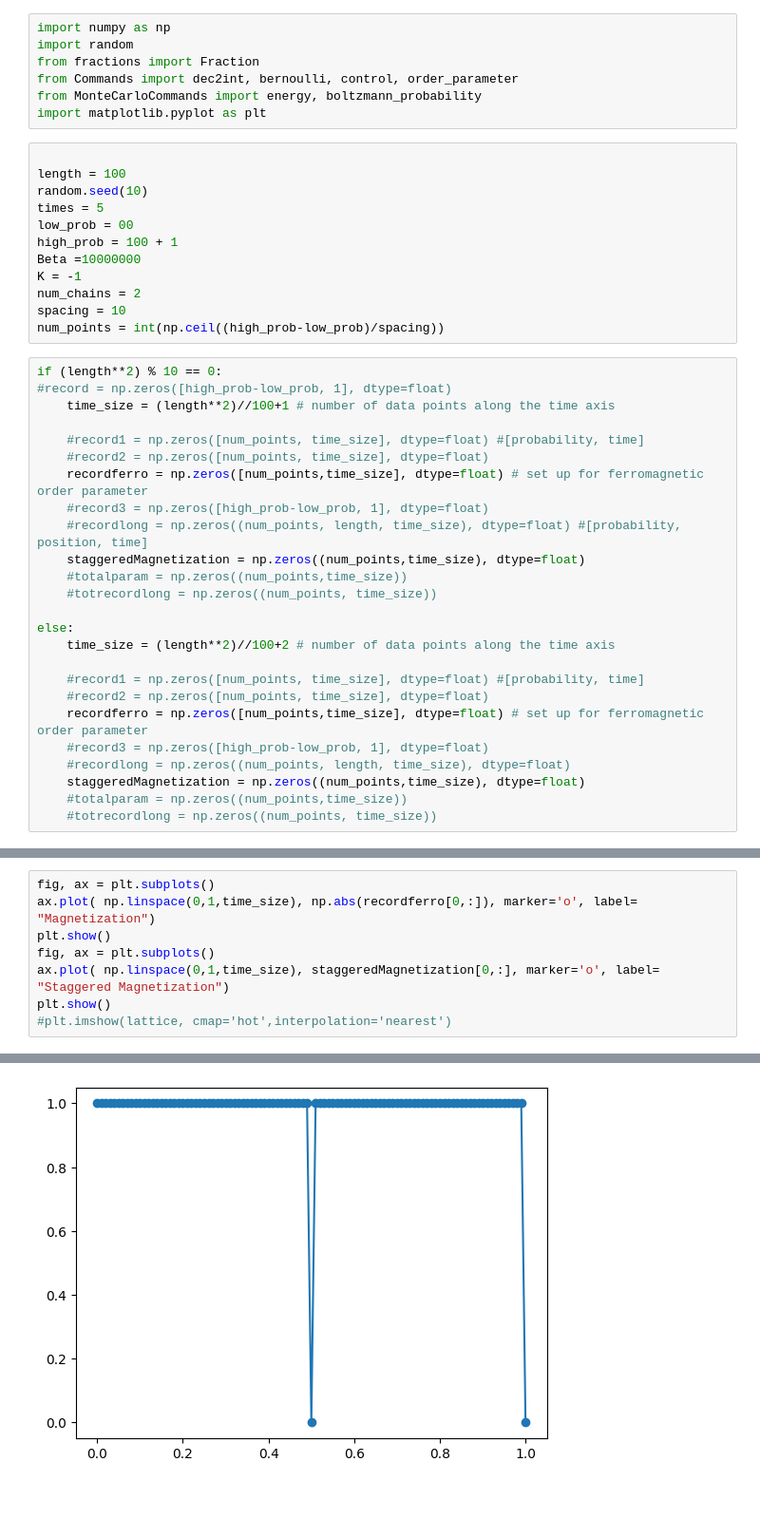
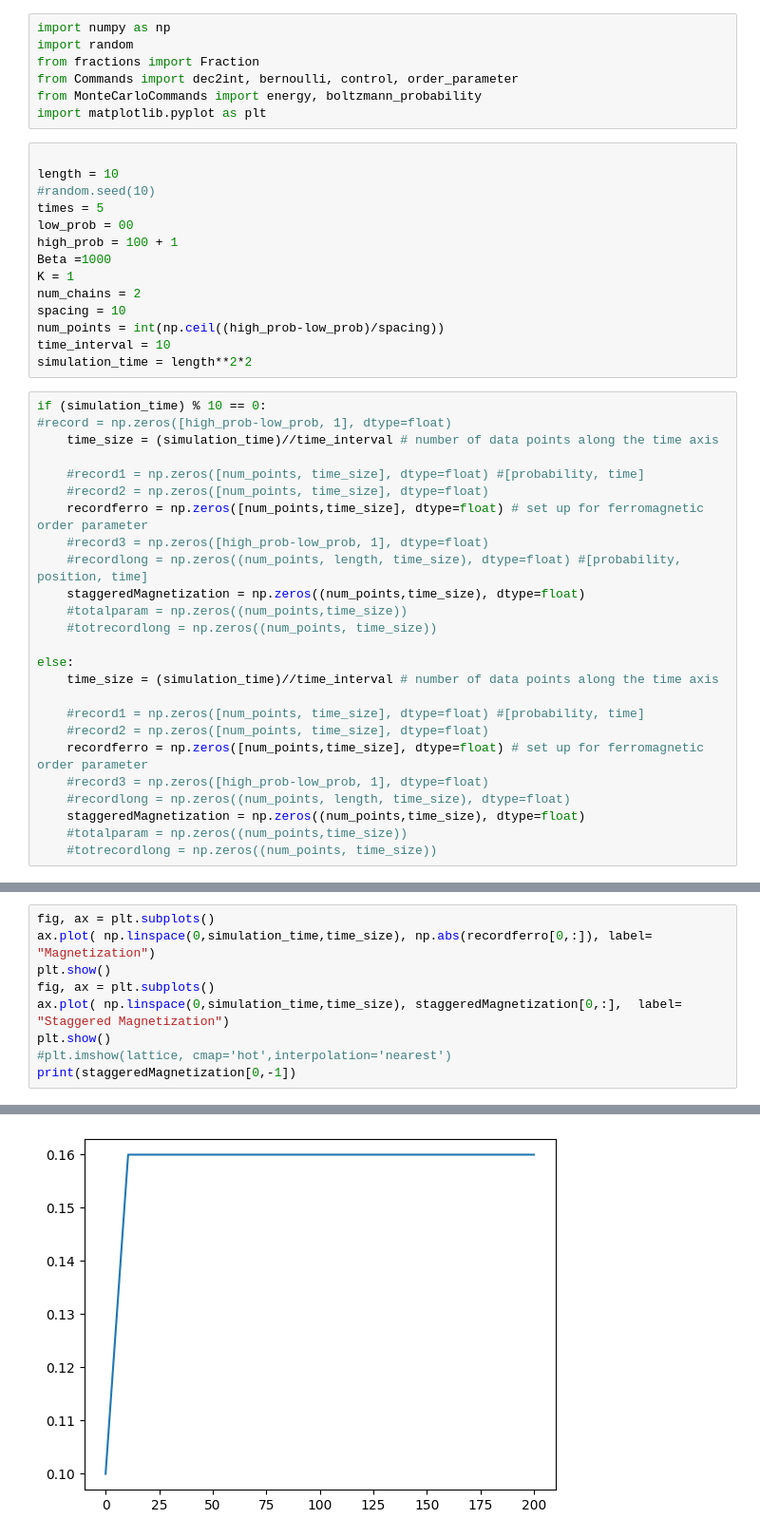
Before and after one commit to joshkarten/LabResearch, a Jupyter notebook: TestMonteCarloMethods.ipynb, the cells around one changed output, grey strips where cells are left out. Shown at 95% size. Cells and saved outputs as stored; diff of their text form; blank space fills up the shorter version.

```diff
--- a/TestMonteCarloMethods.ipynb
+++ b/TestMonteCarloMethods.ipynb
@@ -7,20 +7,22 @@ from MonteCarloCommands import energy, boltzmann_probability
 import matplotlib.pyplot as plt
 # %%
 
-length = 100
-random.seed(10)
+length = 10
+#random.seed(10)
 times = 5
 low_prob = 00
 high_prob = 100 + 1
-Beta =10000000
-K = -1
+Beta =1000
+K = 1
 num_chains = 2
 spacing = 10
 num_points = int(np.ceil((high_prob-low_prob)/spacing))
+time_interval = 10
+simulation_time = length**2*2
 # %%
-if (length**2) % 10 == 0:
+if (simulation_time) % 10 == 0:
 #record = np.zeros([high_prob-low_prob, 1], dtype=float)
-    time_size = (length**2)//100+1 # number of data points along the time axis
+    time_size = (simulation_time)//time_interval # number of data points along the time axis
 
     #record1 = np.zeros([num_points, time_size], dtype=float) #[probability, time]
     #record2 = np.zeros([num_points, time_size], dtype=float)
@@ -32,7 +34,7 @@ if (length**2) % 10 == 0:
     #totrecordlong = np.zeros((num_points, time_size))
 
 else:
-    time_size = (length**2)//100+2 # number of data points along the time axis
+    time_size = (simulation_time)//time_interval # number of data points along the time axis
 
     #record1 = np.zeros([num_points, time_size], dtype=float) #[probability, time]
     #record2 = np.zeros([num_points, time_size], dtype=float)
@@ -77,9 +91,10 @@ print(lattice[0],lattice[1])
 # %%
 fig, ax = plt.subplots()
-ax.plot( np.linspace(0,1,time_size), np.abs(recordferro[0,:]), marker='o', label= "Magnetization")
+ax.plot( np.linspace(0,simulation_time,time_size), np.abs(recordferro[0,:]), label= "Magnetization")
 plt.show()
 fig, ax = plt.subplots()
-ax.plot( np.linspace(0,1,time_size), staggeredMagnetization[0,:], marker='o', label= "Staggered Magnetization")
+ax.plot( np.linspace(0,simulation_time,time_size), staggeredMagnetization[0,:],  label= "Staggered Magnetization")
 plt.show()
 #plt.imshow(lattice, cmap='hot',interpolation='nearest')
+print(staggeredMagnetization[0,-1])
 # %% [output]
@@ -87 +102 @@ plt.show()
-[figure, old version]
+[figure, new version]
```
Also changed, not shown: parts of 2 cells of this notebook, 1 other file.
